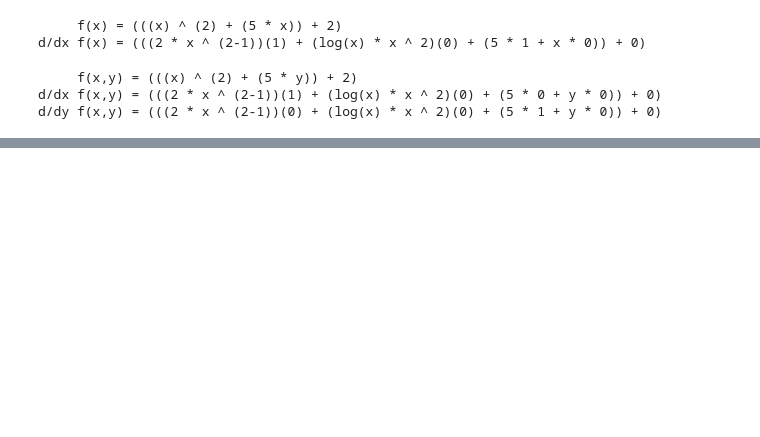
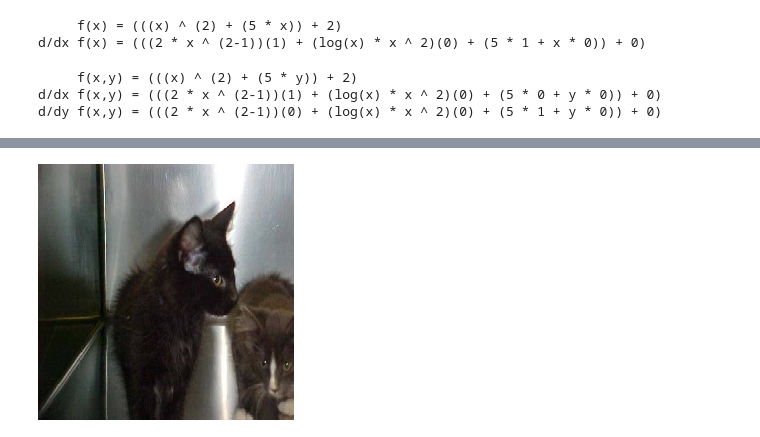
Before and after one commit to f14-bertolotti/labs, a Jupyter notebook: DSE/DeepLearning/tensorflow.ipynb, the cells around one changed output, grey strips where cells are left out. Saved outputs shown, nothing was run; the diff lists cells and outputs as text; code cells hidden in the pictures; blank space fills up the shorter version.

```diff
--- a/DSE/DeepLearning/tensorflow.ipynb
+++ b/DSE/DeepLearning/tensorflow.ipynb
@@ -402,0 +506,22 @@ ModuleNotFoundError: No module named 'tensorflow'
+# %%
+import wget, zipfile, os, random
+
+if not os.path.isfile("data.zip"):
+    print("downloading...")
+    wget.download("https://storage.googleapis.com/kaggle-competitions-data/kaggle-v2/3362/31148/bundle/archive.zip?GoogleAccessId=web-data@kaggle-161607.iam.gserviceaccount.com&Expires=1646390400&Signature=mEr6DFSAZ3dCo2el6QcXOhwDIubJ1d%2B%2Fk1tLEHL9hr0LM682fco0IOWdNOfMMQG9no27M%2F%2BD2pU4ZbXh%2BLo1c0Gve%2BsAJgdYHblfmfg41hvyVOMXvrqZ%2BCGDrD3KhRSU%2Bc9xCHAQIfBppYJg0zKitt1zT69ccYkOK17cYs2now6PgJ1o4STlh6B%2BUTAP%2BwmQ4nYzr5hZ3s%2BAE8d%2FxiEVEGP53pkHMYJv60Pl8JSj80p7DCY8EJ7RfLZcbW2G6%2B%2F7TsblvZeDJQmFQEsQlUOLuQUvePPhh%2BysYDBGwyC27gf5fGixl31z92AppMkUH2ooWb9GDrnWt7ey9zeaNQoQxA%3D%3D&response-content-disposition=attachment%3B+filename%3Ddogs-vs-cats.zip", "data.zip")
+
+if not (os.path.isdir("data") and os.path.isdir("data/train") and os.path.isdir("data/test1")):
+    print("extracting...")
+    with zipfile.ZipFile("data.zip"      , 'r') as file: file.extractall("./data/")
+    with zipfile.ZipFile("data/train.zip", 'r') as file: file.extractall("./data/")
+    with zipfile.ZipFile("data/test1.zip", 'r') as file: file.extractall("./data/")
+
+paths = list(map(lambda name:os.path.join("data/train",name), os.listdir("data/train/")))
+random.shuffle(paths)
+test_paths  = paths[:len(paths)//3]
+train_paths = paths[len(paths)//3+1:]
+# %%
+import random, PIL
+PIL.Image.open(random.choice(train_paths)).resize((256,256), PIL.Image.NEAREST)
+# %% [output]
+[figure, added]
```
Also changed, not shown: parts of 27 cells of this notebook, 5 other files.
